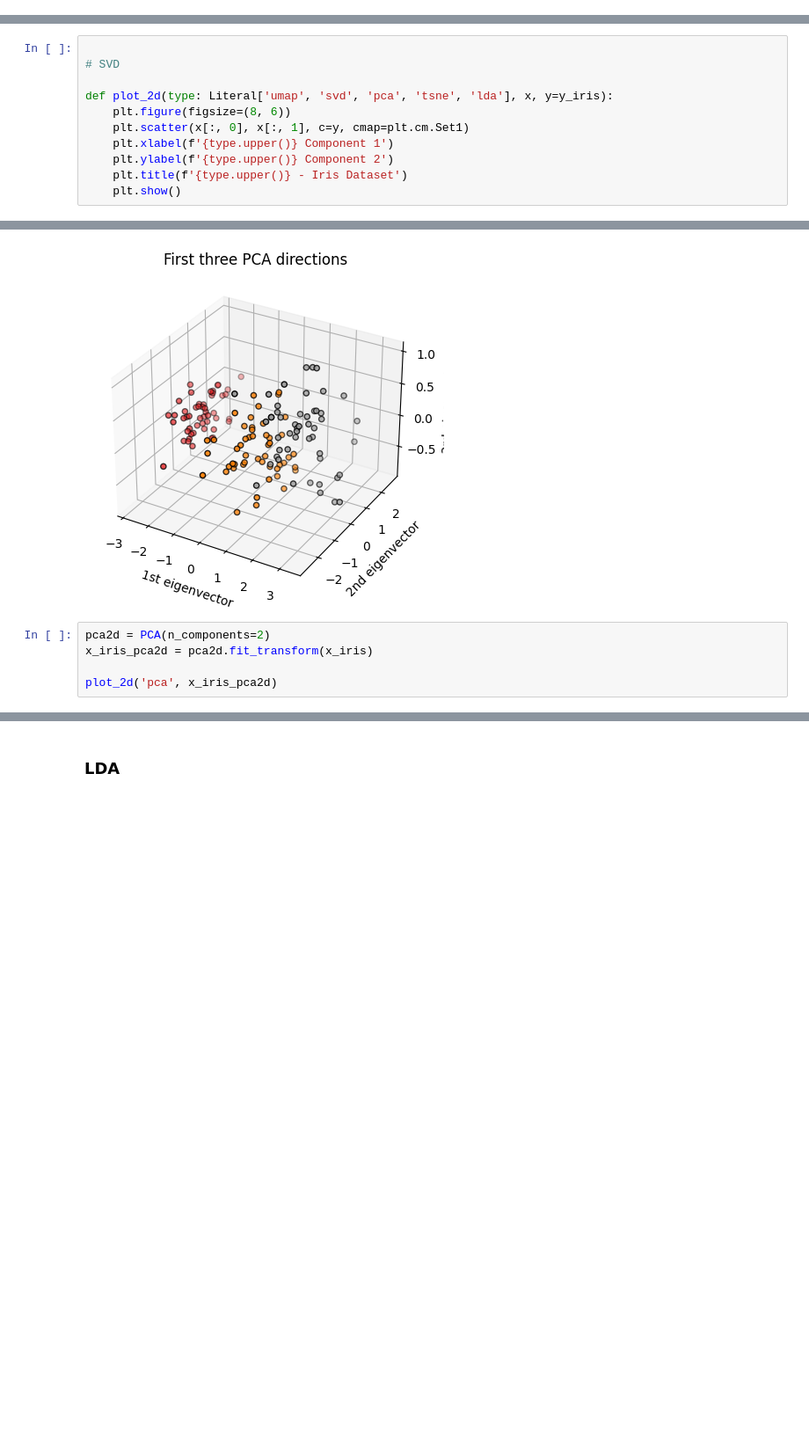
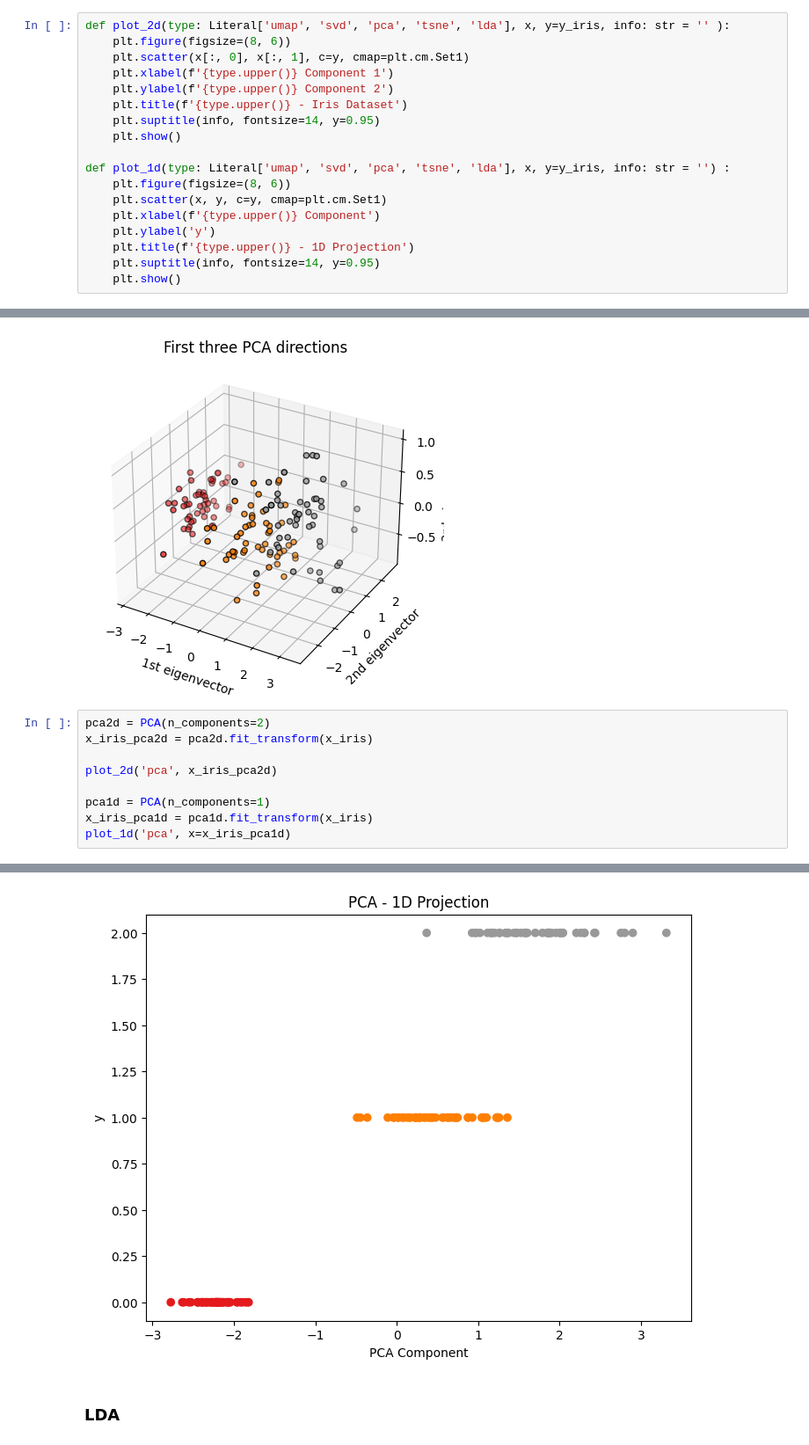
Before and after one commit to DivyanshuBhoyar/ml-study, a Jupyter notebook: linear-regression/learning/dimen_reduction.ipynb, the cells around one changed output, grey strips where cells are left out. Shown at 88% size. Saved outputs shown, nothing was run; the diff lists cells and outputs as text; blank space fills up the shorter version.

```diff
--- a/linear-regression/learning/dimen_reduction.ipynb
+++ b/linear-regression/learning/dimen_reduction.ipynb
@@ -14,2 +26,20 @@ from typing import Literal
+# %%
+def plot_2d(type: Literal['umap', 'svd', 'pca', 'tsne', 'lda'], x, y=y_iris, info: str = '' ):
+    plt.figure(figsize=(8, 6))
+    plt.scatter(x[:, 0], x[:, 1], c=y, cmap=plt.cm.Set1)
+    plt.xlabel(f'{type.upper()} Component 1')
+    plt.ylabel(f'{type.upper()} Component 2')
+    plt.title(f'{type.upper()} - Iris Dataset')
+    plt.suptitle(info, fontsize=14, y=0.95)
+    plt.show()
+
+def plot_1d(type: Literal['umap', 'svd', 'pca', 'tsne', 'lda'], x, y=y_iris, info: str = '') :
+    plt.figure(figsize=(8, 6))
+    plt.scatter(x, y, c=y, cmap=plt.cm.Set1)
+    plt.xlabel(f'{type.upper()} Component')
+    plt.ylabel('y')
+    plt.title(f'{type.upper()} - 1D Projection')
+    plt.suptitle(info, fontsize=14, y=0.95)
+    plt.show()
 # %% [markdown]
 ### PCA
@@ -28,14 +46,3 @@ print(x_iris.shape)
-# %%
-
-# SVD
-
-def plot_2d(type: Literal['umap', 'svd', 'pca', 'tsne', 'lda'], x, y=y_iris):
-    plt.figure(figsize=(8, 6))
-    plt.scatter(x[:, 0], x[:, 1], c=y, cmap=plt.cm.Set1)
-    plt.xlabel(f'{type.upper()} Component 1')
-    plt.ylabel(f'{type.upper()} Component 2')
-    plt.title(f'{type.upper()} - Iris Dataset')
-    plt.show()
 # %%
 from sklearn.decomposition import PCA
 
@@ -66,10 +73,15 @@ plt.show()
 # %%
 pca2d = PCA(n_components=2)
 x_iris_pca2d = pca2d.fit_transform(x_iris)
 
 plot_2d('pca', x_iris_pca2d)
+
+pca1d = PCA(n_components=1)
+x_iris_pca1d = pca1d.fit_transform(x_iris)
+plot_1d('pca', x=x_iris_pca1d)
 # %% [output]
 [figure]
+[figure, added]
 # %% [markdown]
 ### LDA
 # %%
```
Also changed, not shown: parts of 14 cells of this notebook, 1 other file.
